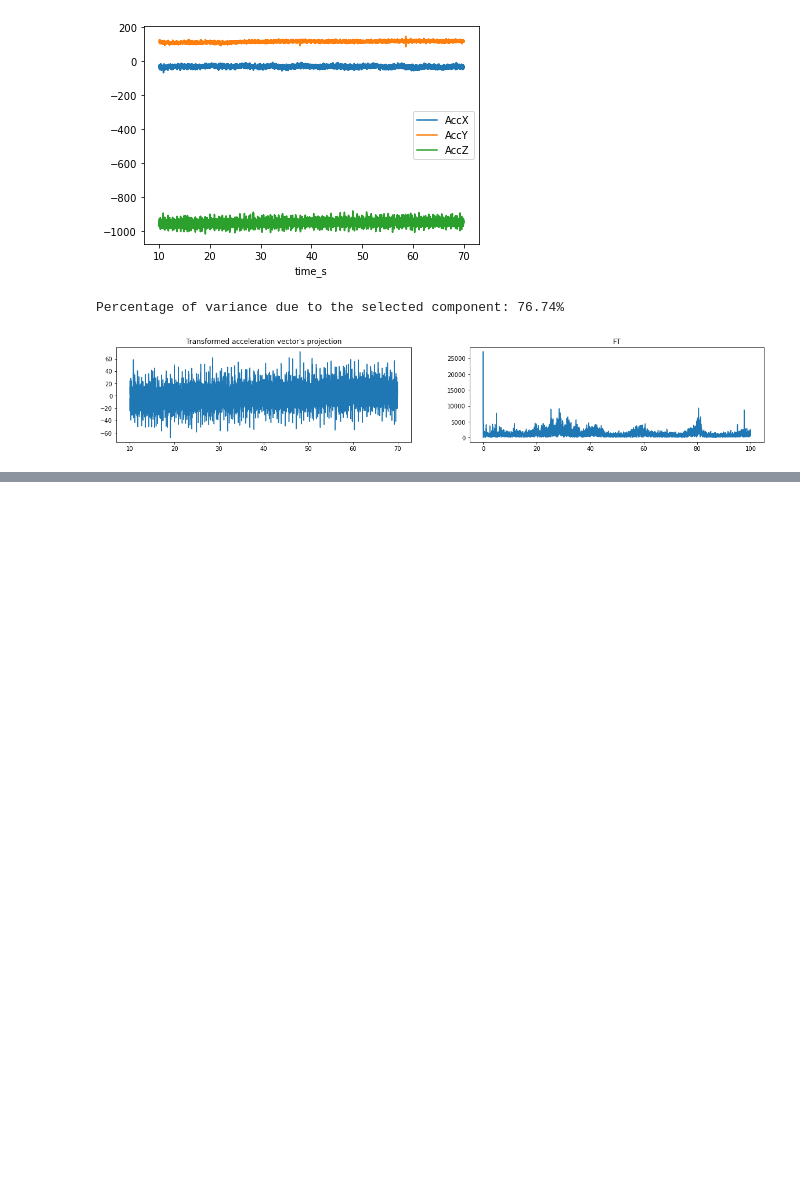
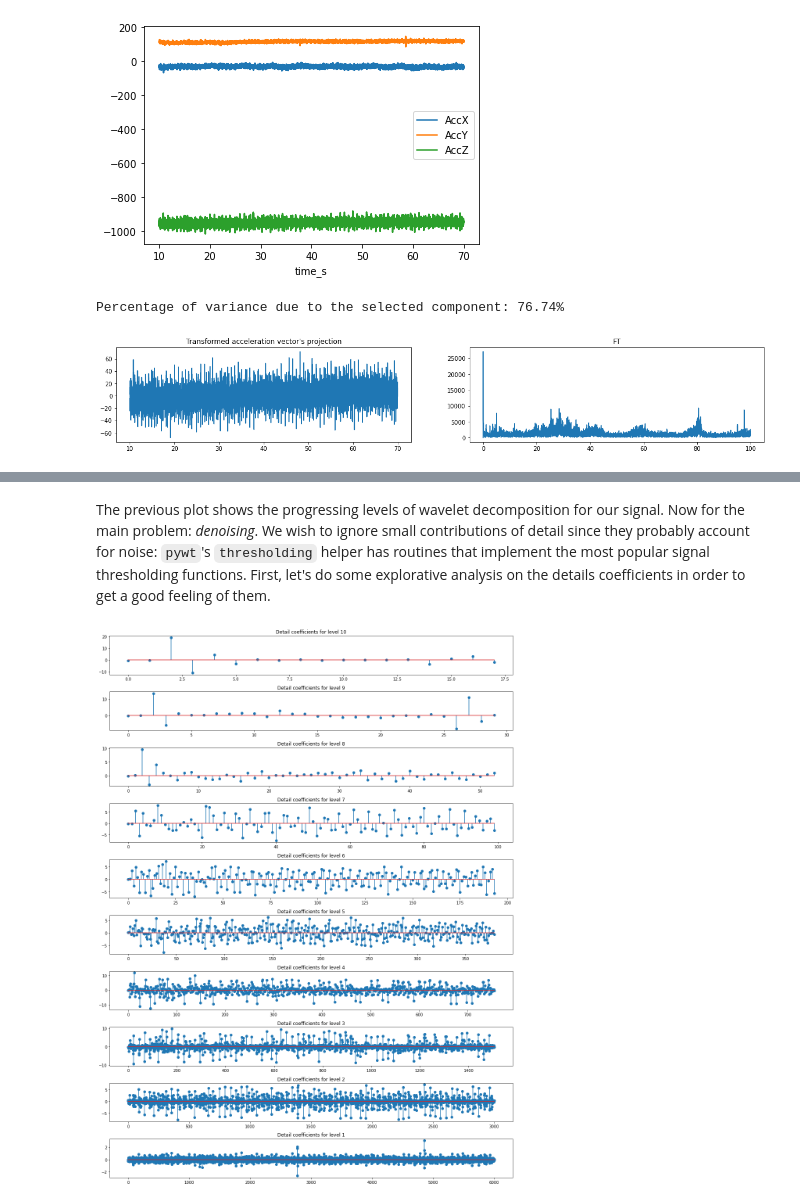
Before and after one commit to zanocrate/LCP_projects_Y4, a Jupyter notebook: draft.ipynb, the cells around one changed output, grey strips where cells are left out. Drawn from its saved outputs; the diff is of its cells as text; code cells hidden in the pictures; blank space fills up the shorter version.

```diff
--- a/draft.ipynb
+++ b/draft.ipynb
@@ -154,0 +204,12 @@ with plt.rc_context({"figure.figsize" : (12,10)}):
+# %% [markdown]
+The previous plot shows the progressing levels of wavelet decomposition for our signal. Now for the main problem: *denoising*. We wish to ignore small contributions of detail since they probably account for noise: `pywt`'s `thresholding` helper has routines that implement the most popular signal thresholding functions. First, let's do some explorative analysis on the details coefficients in order to get a good feeling of them.
+# %%
+fig,axs = plt.subplots(len(coefs[1:]),figsize=[15,20])
+for id,coef_details in enumerate(coefs[1:]):
+    axs[id].stem(coef_details)
+    axs[id].set_title("Detail coefficients for level "+str(n_max-id))
+
+fig.tight_layout()
+plt.show()
+# %% [output]
+[figure, added]
```
Also changed, not shown: parts of 6 cells of this notebook, 7 other files.
